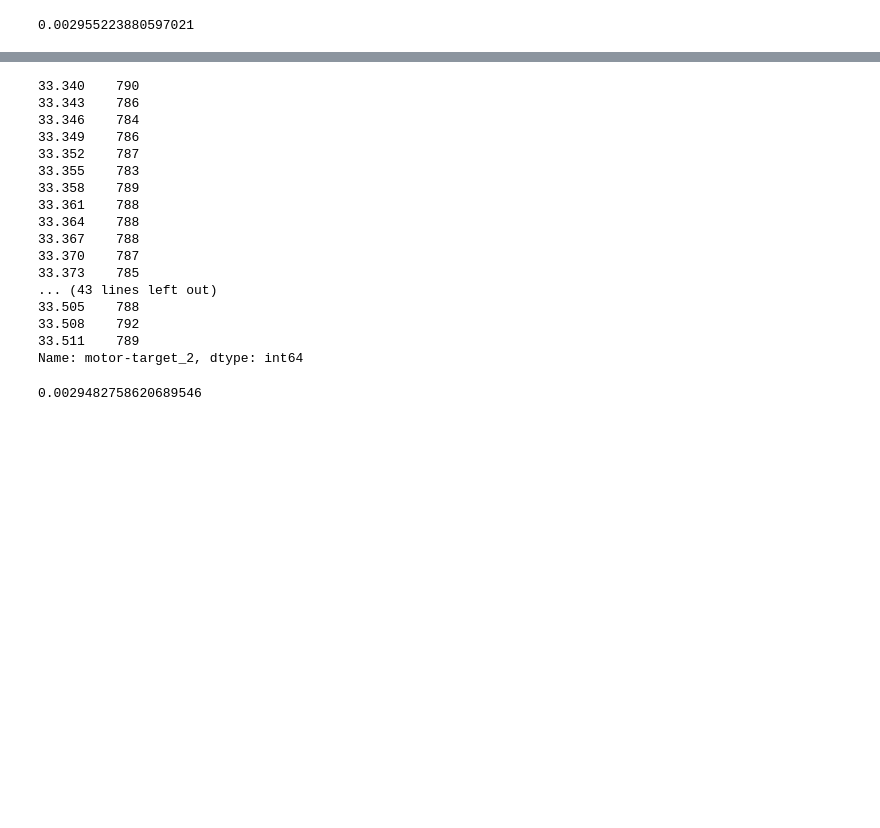
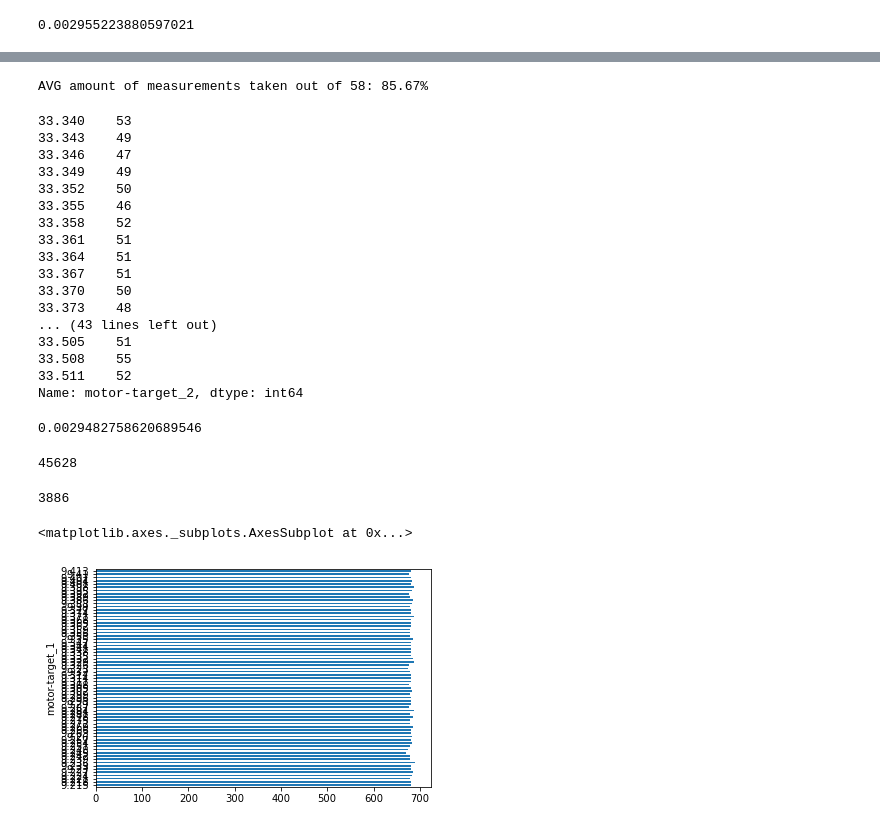
Before and after one commit to griffinbran/Chemical-Physics-Data-Visualization, a Jupyter notebook: code/Data-Cleaning.ipynb, the cells around one changed output, grey strips where cells are left out. Saved outputs shown, nothing was run; the diff lists cells and outputs as text; code cells hidden in the pictures; blank space fills up the shorter version.

```diff
--- a/code/Data-Cleaning.ipynb
+++ b/code/Data-Cleaning.ipynb
@@ -91,25 +243,28 @@ Name: motor-target_1, Length: 67, dtype: int64
 # %%
-# Each motor_2 position has b/w 775(33.481)-793(33.391, 33.400, 33.478) samples taken
-# There are 58 motor_2 positions Motor_2 positions range (33.340, 33.511)
-data['motor-target_2'].value_counts().sort_index()
+# Each motor_2 position has b/w 38(33.481)-56(33.391, 33.400, 33.478) samples taken
+# There are 58 motor_2 positions in range (33.340, 33.511)
+mt2_pct = (II['motor-target_2'].value_counts().sort_index()/58).mean()
+print(f'AVG amount of measurements taken out of 58: {mt2_pct*100:,.2f}%')
+II['motor-target_2'].value_counts().sort_index()
 # %% [output]
-33.340    790
-33.343    786
-33.346    784
-33.349    786
-33.352    787
-33.355    783
-33.358    789
-33.361    788
-33.364    788
-33.367    788
-33.370    787
-33.373    785
-... (43 lines left out)
-33.505    788
-33.508    792
-33.511    789
-Name: motor-target_2, dtype: int64
+AVG amount of measurements taken out of 58: 85.67%
+33.340    53
+33.343    49
+33.346    47
+33.349    49
+33.352    50
+33.355    46
+33.358    52
+33.361    51
+33.364    51
+33.367    51
+33.370    50
+33.373    48
+... (43 lines left out)
+33.505    51
+33.508    55
+33.511    52
+Name: motor-target_2, dtype: int64
 # %%
 # step-size for motor_2
 (33.511-33.340)/58
@@ -117,0 +275,14 @@ Name: motor-target_2, dtype: int64
+# %%
+data1 = data.groupby(['motor-target_1', 'motor-target_2']).mean()
+data1.head(59)
+display(len(data))
+len(data1)
+# %% [output]
+45628
+3886
+# %%
+data2 = data.groupby('motor-target_1')['motor-target_2'].count()
+data2.plot(kind='barh')
+# %% [output]
+<matplotlib.axes._subplots.AxesSubplot at 0x...>
+[figure, added]
```
Also changed, not shown: parts of 20 cells of this notebook.
